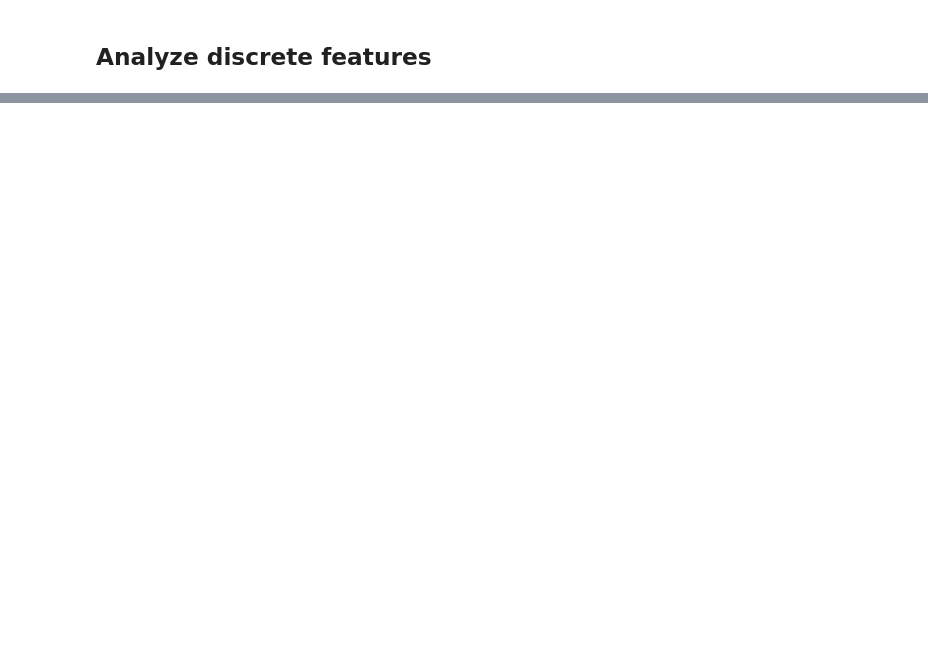
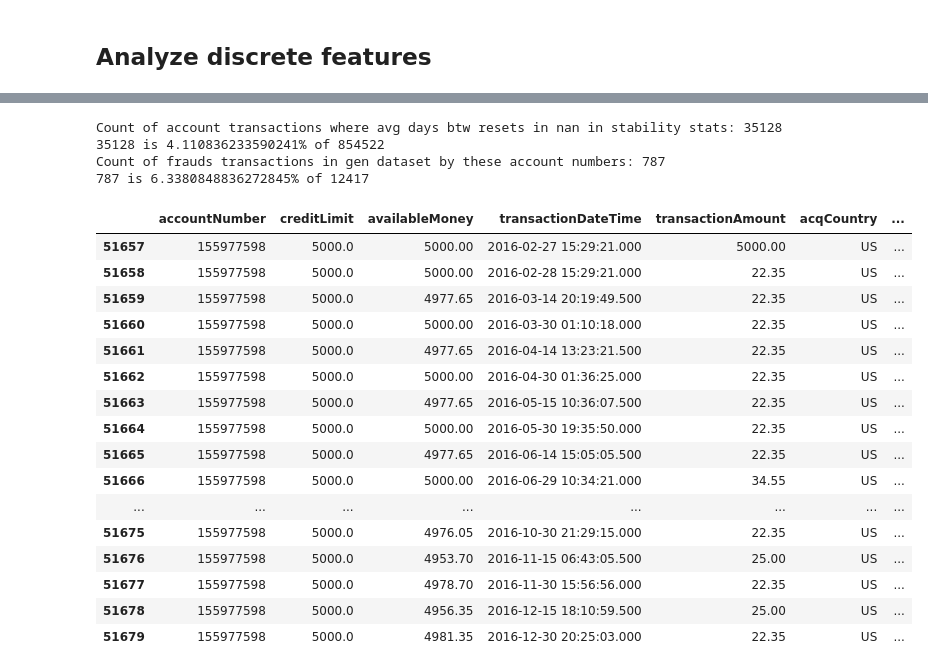
Before and after one commit to Illidan777/FTF-detector, a Jupyter notebook: data_preprocessing/Finance_Transaction_Fraud_detector.ipynb, the cells around one changed output, grey strips where cells are left out. Drawn from its saved outputs; the diff is of its cells as text; code cells hidden in the pictures; blank space fills up the shorter version.

```diff
--- a/data_preprocessing/Finance_Transaction_Fraud_detector.ipynb
+++ b/data_preprocessing/Finance_Transaction_Fraud_detector.ipynb
@@ -846,0 +993,5 @@ df
+# %%
+gen_df_with_both_invalid_avg_stats = df[df['accountNumber'].isin(both_avg_stats_is_na_accounts)]
+print(f'Count of account transactions where both necessary params avg (spent percentage, avg days btw resets) is nan in stability stats: {gen_df_with_both_invalid_avg_stats.shape[0]}')
+calculate_percentage(gen_df_with_both_invalid_avg_stats.shape[0], df.shape[0])
+print(f'Count of frauds transactions in gen dataset by these account numbers: {gen_df_with_both_invalid_avg_stats[gen_df_with_both_invalid_avg_stats["isFraud"] == True].shape[0]}')
@@ -846,0 +1002,4 @@ df
+# %%
+df.drop(index=gen_df_with_both_invalid_avg_stats.index, inplace=True)
+stability_stats_full.drop(index=stab_df_both_avg_stats_is_na_accounts.index, inplace=True)
+simple_eda(stability_stats_full)
@@ -846,0 +1017,7 @@ df
+# %%
+stab_df_invalid_spent_avg_stats_is_na_accounts = stability_stats_full[stability_stats_full['avg_norm_spent_percentage'].isnull()]['accountNumber']
+gen_df_with_invalid_spent_avg_stats = df[df['accountNumber'].isin(stab_df_invalid_spent_avg_stats_is_na_accounts)]
+
+print(f'Count of account transactions where avg spent percentage btw resets in nan in stability stats: {gen_df_with_invalid_spent_avg_stats.shape[0]}')
+calculate_percentage(gen_df_with_invalid_spent_avg_stats.shape[0], df.shape[0])
+print(f'Count of frauds transactions in gen dataset by these account numbers: {gen_df_with_invalid_spent_avg_stats[gen_df_with_invalid_spent_avg_stats["isFraud"] == True].shape[0]}')
@@ -846,0 +1044,4 @@ df
+# %%
+df.drop(index=gen_df_with_invalid_spent_avg_stats.index, inplace=True)
+stability_stats_full.drop(index=stab_df_invalid_spent_avg_stats_is_na_accounts.index, inplace=True)
+simple_eda(stability_stats_full)
@@ -846,0 +1082,32 @@ df
+# %%
+gen_df_with_invalid_days_avg_stats = df[df['accountNumber'].isin(days_avg_stat_is_na_accounts)]
+print(f'Count of account transactions where avg days btw resets in nan in stability stats: {gen_df_with_invalid_days_avg_stats.shape[0]}')
+calculate_percentage(gen_df_with_invalid_days_avg_stats.shape[0], df.shape[0])
+print(f'Count of frauds transactions in gen dataset by these account numbers: {gen_df_with_invalid_days_avg_stats[gen_df_with_invalid_days_avg_stats["isFraud"] == True].shape[0]}')
+
+calculate_percentage(gen_df_with_invalid_days_avg_stats[gen_df_with_invalid_days_avg_stats["isFraud"] == True].shape[0], df[df['isFraud'] == True].shape[0])
+# %% [output]
+Count of account transactions where avg days btw resets in nan in stability stats: 35128
+35128 is 4.110836233590241% of 854522
+Count of frauds transactions in gen dataset by these account numbers: 787
+787 is 6.3380848836272845% of 12417
+# %%
+df[df['accountNumber'] == '155977598']
+# %% [output]
+|  | accountNumber | creditLimit | availableMoney | transactionDateTime | transactionAmount | acqCountry | ... |
+| 51657 | 155977598 | 5000.0 | 5000.00 | 2016-02-27 15:29:21.000 | 5000.00 | US | ... |
+| 51658 | 155977598 | 5000.0 | 5000.00 | 2016-02-28 15:29:21.000 | 22.35 | US | ... |
+| 51659 | 155977598 | 5000.0 | 4977.65 | 2016-03-14 20:19:49.500 | 22.35 | US | ... |
+| 51660 | 155977598 | 5000.0 | 5000.00 | 2016-03-30 01:10:18.000 | 22.35 | US | ... |
+| 51661 | 155977598 | 5000.0 | 4977.65 | 2016-04-14 13:23:21.500 | 22.35 | US | ... |
+| 51662 | 155977598 | 5000.0 | 5000.00 | 2016-04-30 01:36:25.000 | 22.35 | US | ... |
+| 51663 | 155977598 | 5000.0 | 4977.65 | 2016-05-15 10:36:07.500 | 22.35 | US | ... |
+| 51664 | 155977598 | 5000.0 | 5000.00 | 2016-05-30 19:35:50.000 | 22.35 | US | ... |
+| 51665 | 155977598 | 5000.0 | 4977.65 | 2016-06-14 15:05:05.500 | 22.35 | US | ... |
+| 51666 | 155977598 | 5000.0 | 5000.00 | 2016-06-29 10:34:21.000 | 34.55 | US | ... |
+| ... | ... | ... | ... | ... | ... | ... | ... |
+| 51675 | 155977598 | 5000.0 | 4976.05 | 2016-10-30 21:29:15.000 | 22.35 | US | ... |
+| 51676 | 155977598 | 5000.0 | 4953.70 | 2016-11-15 06:43:05.500 | 25.00 | US | ... |
+| 51677 | 155977598 | 5000.0 | 4978.70 | 2016-11-30 15:56:56.000 | 22.35 | US | ... |
+| 51678 | 155977598 | 5000.0 | 4956.35 | 2016-12-15 18:10:59.500 | 25.00 | US | ... |
+| 51679 | 155977598 | 5000.0 | 4981.35 | 2016-12-30 20:25:03.000 | 22.35 | US | ... |
```
Also changed, not shown: parts of 64 cells of this notebook.
